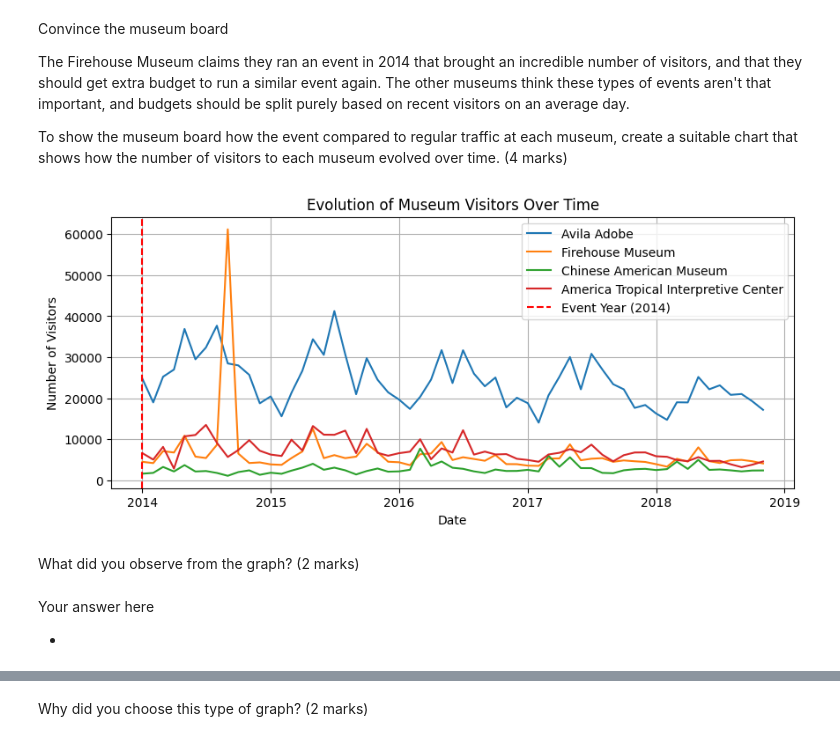
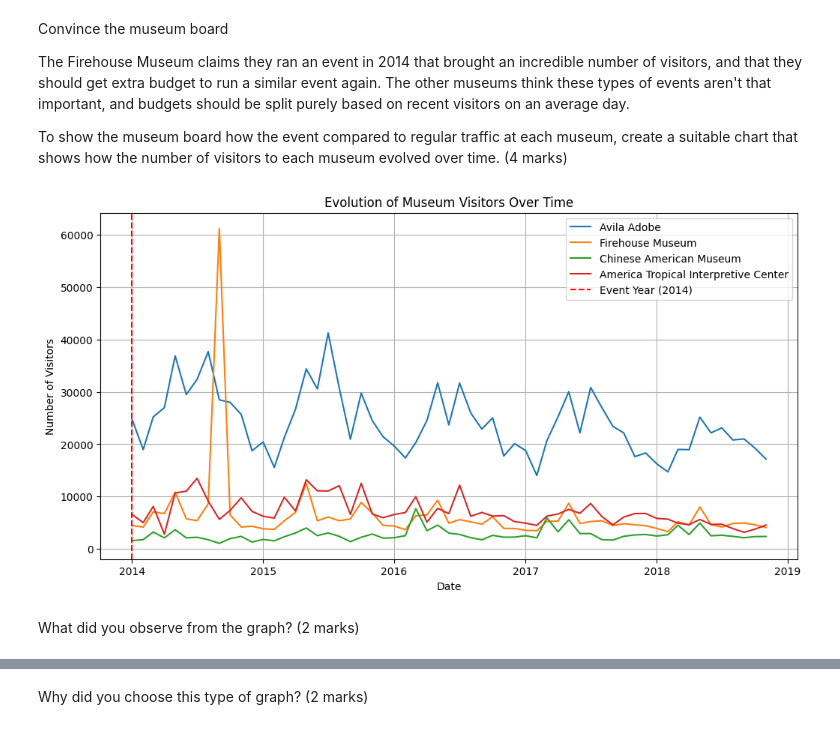
Before and after one commit to Tavleen09/LAB4_CSCN8000, a Jupyter notebook: Tavleen_section2_8977981_lab4.ipynb, the cells around one changed output, grey strips where cells are left out. Drawn from its saved outputs; the diff is of its cells as text; code cells hidden in the pictures.

```diff
--- a/Tavleen_section2_8977981_lab4.ipynb
+++ b/Tavleen_section2_8977981_lab4.ipynb
@@ -172,7 +178,7 @@ Review the data by taking a look at a few of the rows.
 # Your solution here
 
 #Load the dataset
-museum_data = pd.read_csv('C:/Users/HP/Downloads/LAB4_CSCN8000/docs/museum_visitors.csv')
+museum_data = pd.read_csv('C:/Users/HP/Downloads/CSCN8000/LAB4_CSCN8000/data/museum_visitors.csv')
 
 #Review the data
 print(museum_data.head())
@@ -199,34 +205,29 @@ To show the museum board how the event compared to regular traffic at each museu
 (4 marks)
 # %%
 #Your solution here
-
 # Convert the 'Date' column to datetime format
 museum_data['Date'] = pd.to_datetime(museum_data['Date'])
+
+# Create a line chart to show the evolution of visitors over time for each museum
+plt.figure(figsize=(12, 6))
 
 # Iterate through each museum and plot the number of visitors over time
 for museum in museum_data.columns[1:]:
     plt.plot(museum_data['Date'], museum_data[museum], label=museum)
 
 # Highlight the year 2014 for emphasis on the event
 plt.axvline(pd.to_datetime('2014-01-01'), color='red', linestyle='--', label='Event Year (2014)')
 
-#Set plot labels and titles
-plt.figure(figsize=(10, 4))
+# Set plot title and labels
 plt.title('Evolution of Museum Visitors Over Time')
 plt.xlabel('Date')
 plt.ylabel('Number of Visitors')
-
-#Show the legend
 plt.legend()
 plt.grid(True)
 
-#Show the plot
+# Show the plot
 plt.show()
 # %% [output]
-[figure, old version]
+[figure, new version]
 # %% [markdown]
 What did you observe from the graph? (2 marks)
-# %% [markdown]
-Your answer here
-
-*
```
Also changed, not shown: parts of 20 cells of this notebook.
